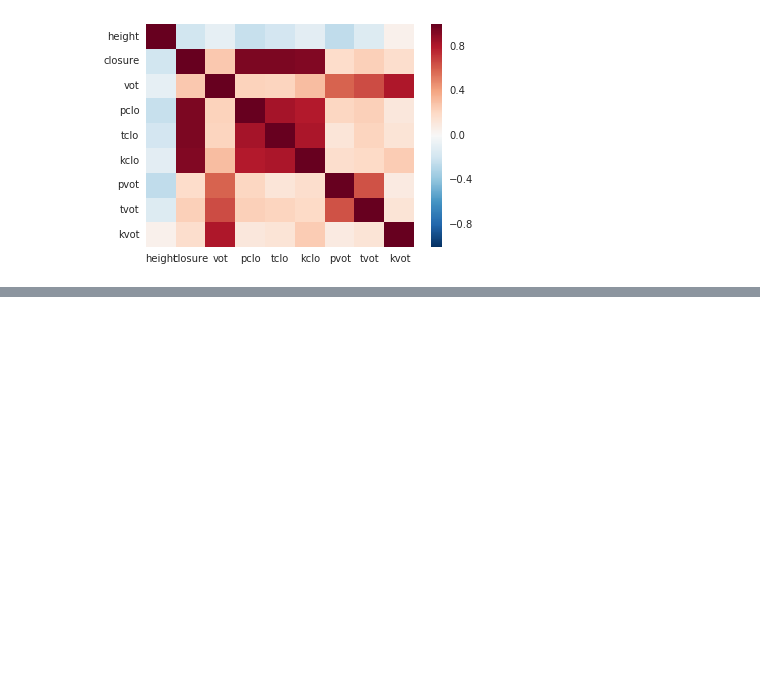
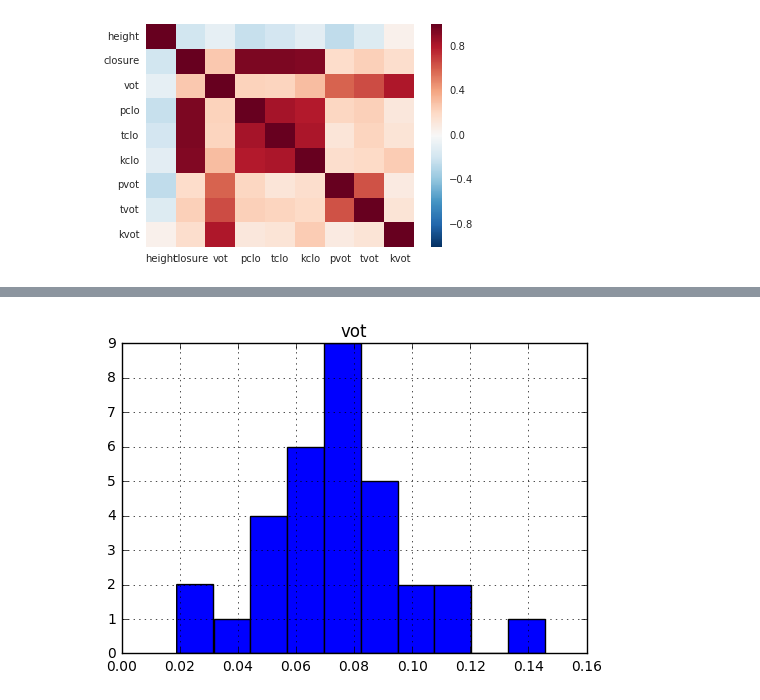
Before and after one commit to ds-modules/LINGUIS-110, a Jupyter notebook: Exploration.ipynb, the cells around one changed output, grey strips where cells are left out. Drawn from its saved outputs; the diff is of its cells as text; code cells hidden in the pictures; blank space fills up the shorter version.

Commit message:
added some plots to exploration file

```diff
--- a/Exploration.ipynb
+++ b/Exploration.ipynb
@@ -39,0 +42,4 @@ for column in vot.columns[2:]:
+# %%
+maleTable = vot.loc[vot['gender'] == "Male"].hist(4)
+# %% [output]
+[figure, added]
```
Also changed, not shown: parts of 4 cells of this notebook.
